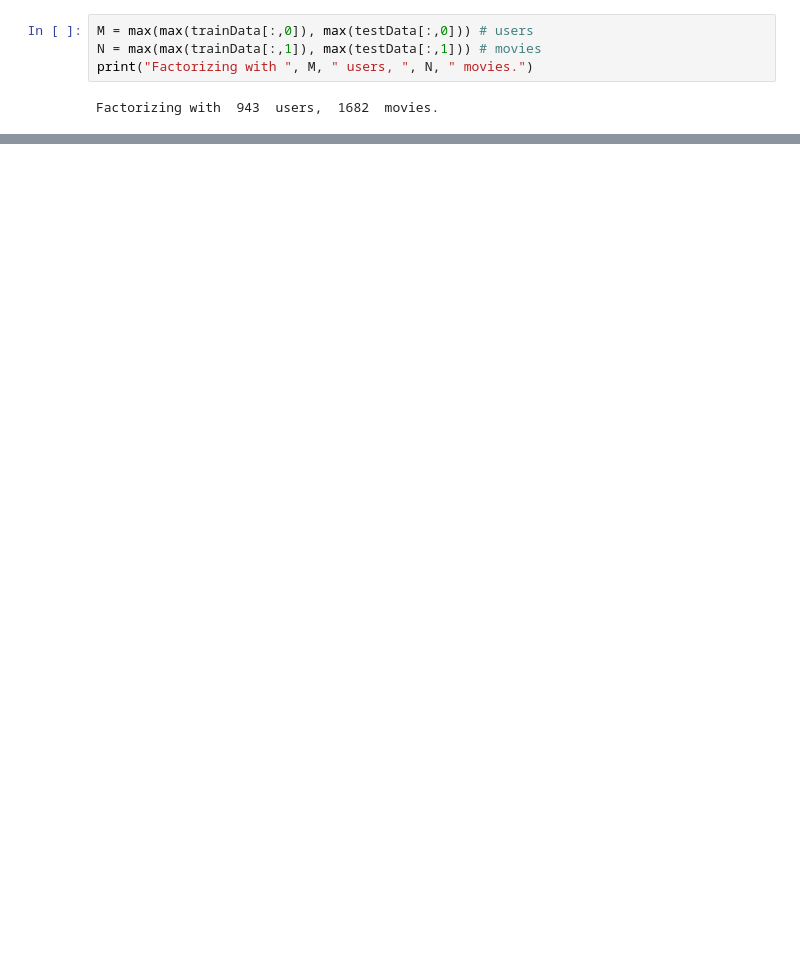
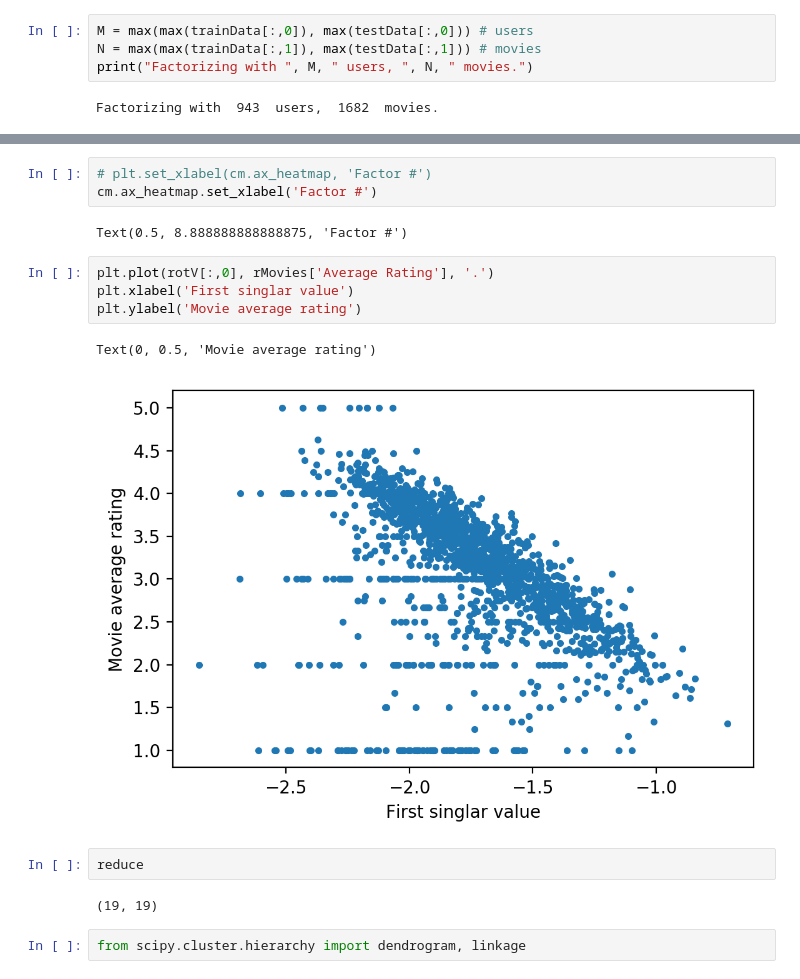
Before and after one commit to LiyinHe/CS155_project2, a Jupyter notebook: Basic_Learn_YM.ipynb, the cells around one changed output, grey strips where cells are left out. Cells and saved outputs as stored; diff of their text form; blank space fills up the shorter version.

```diff
--- a/Basic_Learn_YM.ipynb
+++ b/Basic_Learn_YM.ipynb
@@ -165,0 +121,18 @@ movies
+# %%
+# plt.set_xlabel(cm.ax_heatmap, 'Factor #')
+cm.ax_heatmap.set_xlabel('Factor #')
+# %% [output]
+Text(0.5, 8.888888888888875, 'Factor #')
+# %%
+plt.plot(rotV[:,0], rMovies['Average Rating'], '.')
+plt.xlabel('First singlar value')
+plt.ylabel('Movie average rating')
+# %% [output]
+Text(0, 0.5, 'Movie average rating')
+[figure, added]
+# %%
+reduce
+# %% [output]
+(19, 19)
+# %%
+from scipy.cluster.hierarchy import dendrogram, linkage
```
Also changed, not shown: parts of 17 cells of this notebook, 3 other files.
